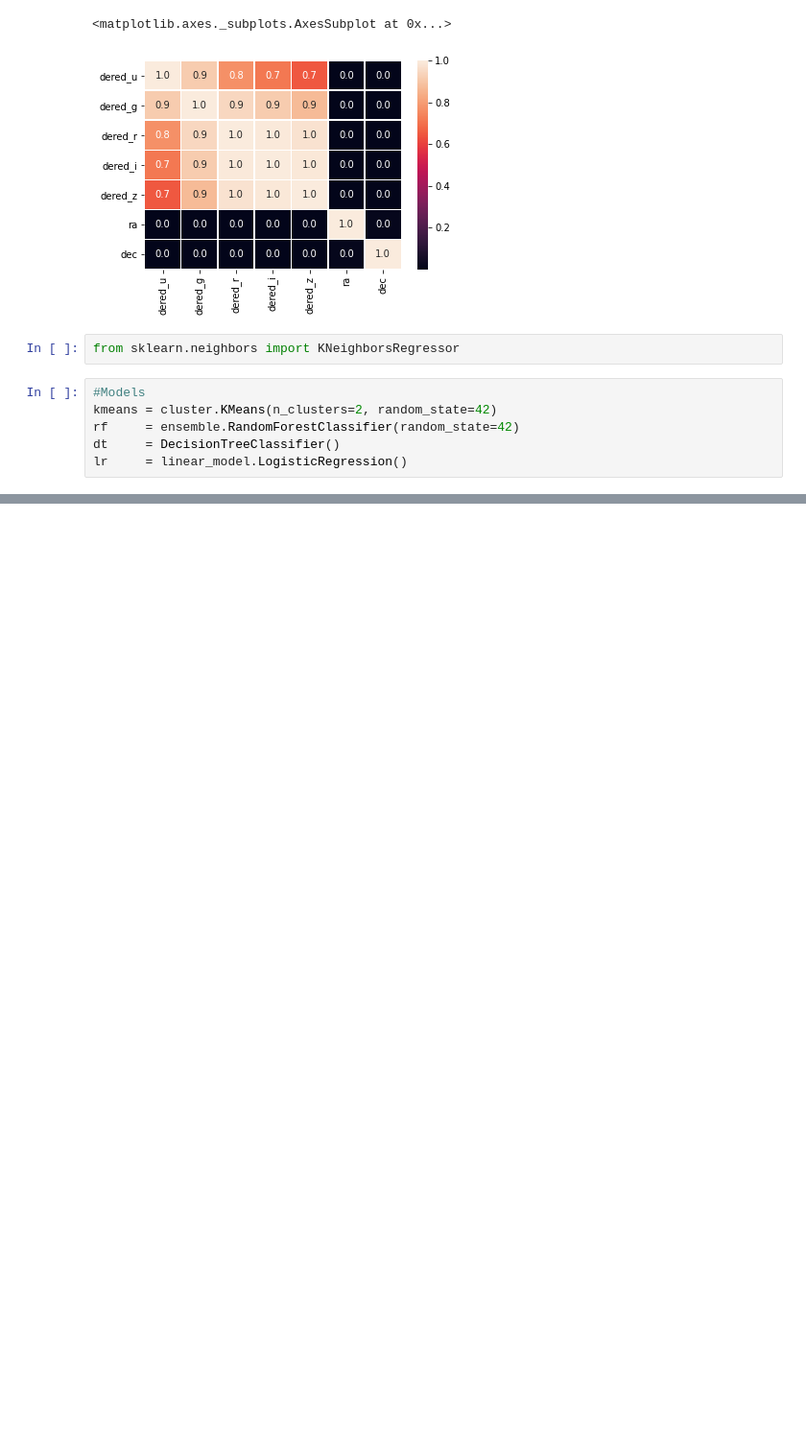
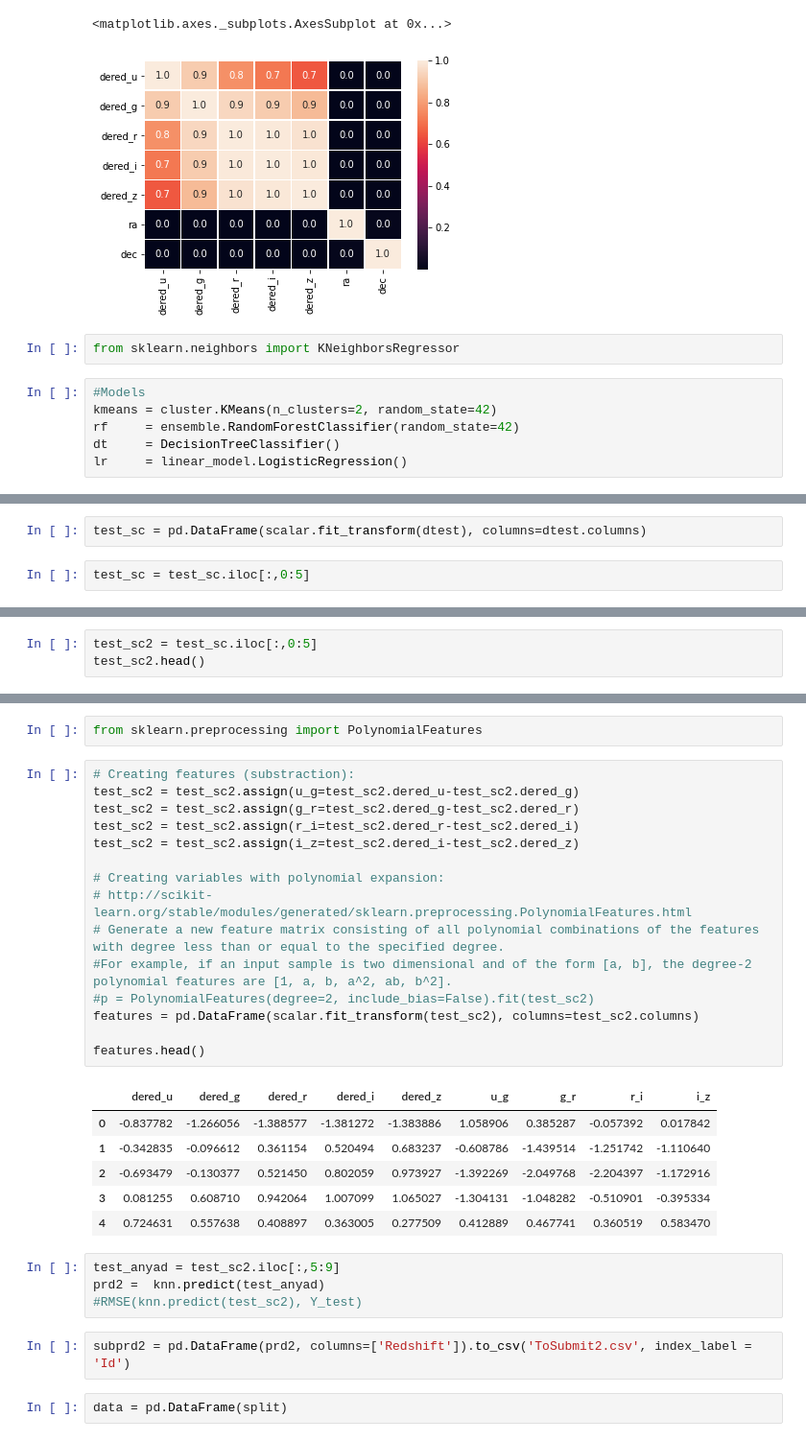
Before and after one commit to Bendeguzfrks04/DeepML, a Jupyter notebook: Readshift.ipynb, the cells around one changed output, grey strips where cells are left out. Shown: that part at 96% size. Saved outputs shown, nothing was run; the diff lists cells and outputs as text; blank space fills up the shorter version.

```diff
--- a/Readshift.ipynb
+++ b/Readshift.ipynb
@@ -236,0 +105,4 @@ shape(norma)
+# %%
+test_sc = pd.DataFrame(scalar.fit_transform(dtest), columns=dtest.columns)
+# %%
+test_sc = test_sc.iloc[:,0:5]
@@ -236,0 +125,3 @@ shape(norma)
+# %%
+test_sc2 = test_sc.iloc[:,0:5]
+test_sc2.head()
@@ -236,0 +135,32 @@ shape(norma)
+# %%
+from sklearn.preprocessing import PolynomialFeatures
+# %%
+# Creating features (substraction):
+test_sc2 = test_sc2.assign(u_g=test_sc2.dered_u-test_sc2.dered_g)
+test_sc2 = test_sc2.assign(g_r=test_sc2.dered_g-test_sc2.dered_r)
+test_sc2 = test_sc2.assign(r_i=test_sc2.dered_r-test_sc2.dered_i)
+test_sc2 = test_sc2.assign(i_z=test_sc2.dered_i-test_sc2.dered_z)
+
+# Creating variables with polynomial expansion:
+# http://scikit-learn.org/stable/modules/generated/sklearn.preprocessing.PolynomialFeatures.html
+# Generate a new feature matrix consisting of all polynomial combinations of the features with degree less than or equal to the specified degree.
+#For example, if an input sample is two dimensional and of the form [a, b], the degree-2 polynomial features are [1, a, b, a^2, ab, b^2].
+#p = PolynomialFeatures(degree=2, include_bias=False).fit(test_sc2)
+features = pd.DataFrame(scalar.fit_transform(test_sc2), columns=test_sc2.columns)
+
+features.head()
+# %% [output]
+|  | dered_u | dered_g | dered_r | dered_i | dered_z | u_g | g_r | r_i | i_z |
+| 0 | -0.837782 | -1.266056 | -1.388577 | -1.381272 | -1.383886 | 1.058906 | 0.385287 | -0.057392 | 0.017842 |
+| 1 | -0.342835 | -0.096612 | 0.361154 | 0.520494 | 0.683237 | -0.608786 | -1.439514 | -1.251742 | -1.110640 |
+| 2 | -0.693479 | -0.130377 | 0.521450 | 0.802059 | 0.973927 | -1.392269 | -2.049768 | -2.204397 | -1.172916 |
+| 3 | 0.081255 | 0.608710 | 0.942064 | 1.007099 | 1.065027 | -1.304131 | -1.048282 | -0.510901 | -0.395334 |
+| 4 | 0.724631 | 0.557638 | 0.408897 | 0.363005 | 0.277509 | 0.412889 | 0.467741 | 0.360519 | 0.583470 |
+# %%
+test_anyad = test_sc2.iloc[:,5:9]
+prd2 =  knn.predict(test_anyad)
+#RMSE(knn.predict(test_sc2), Y_test)
+# %%
+subprd2 = pd.DataFrame(prd2, columns=['Redshift']).to_csv('ToSubmit2.csv', index_label = 'Id')
+# %%
+data = pd.DataFrame(split)
```
Also changed, not shown: parts of 72 cells of this notebook.
